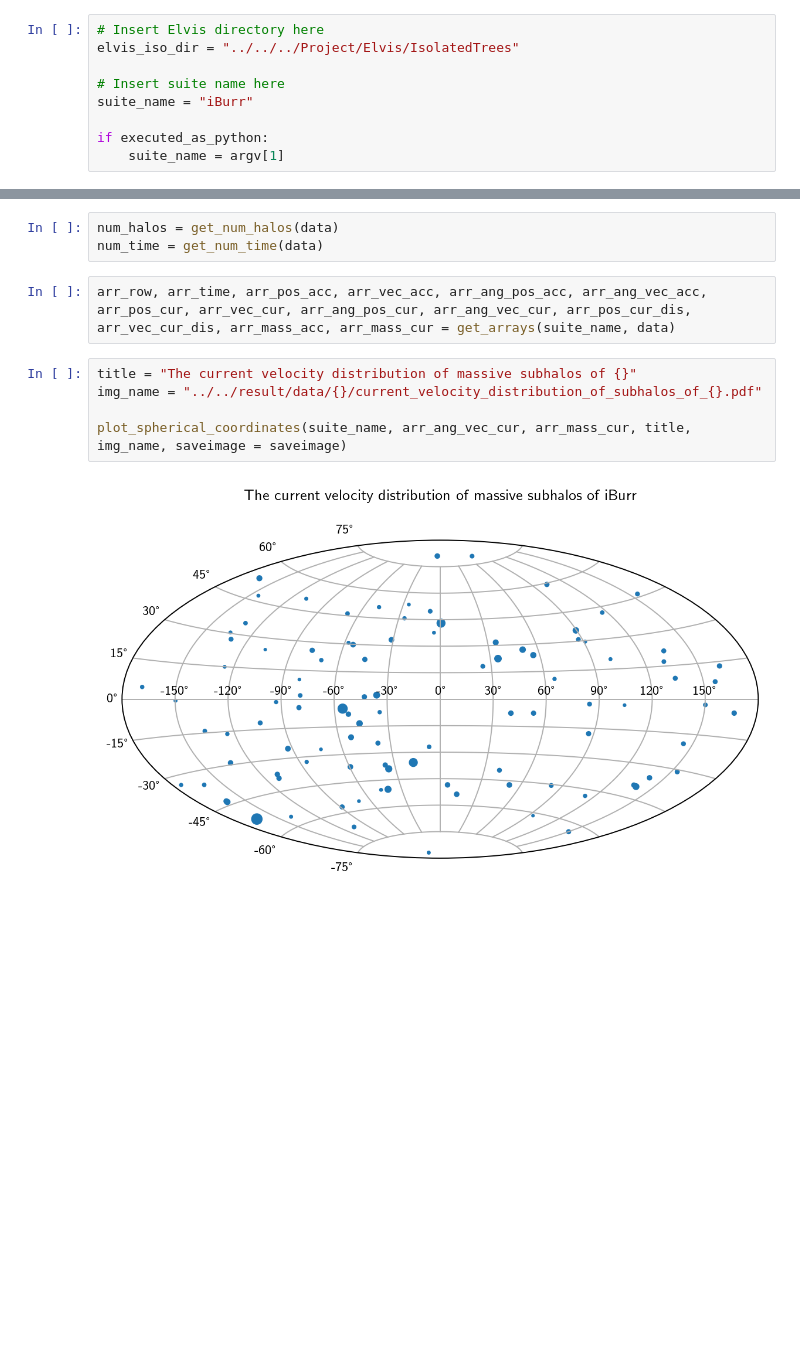
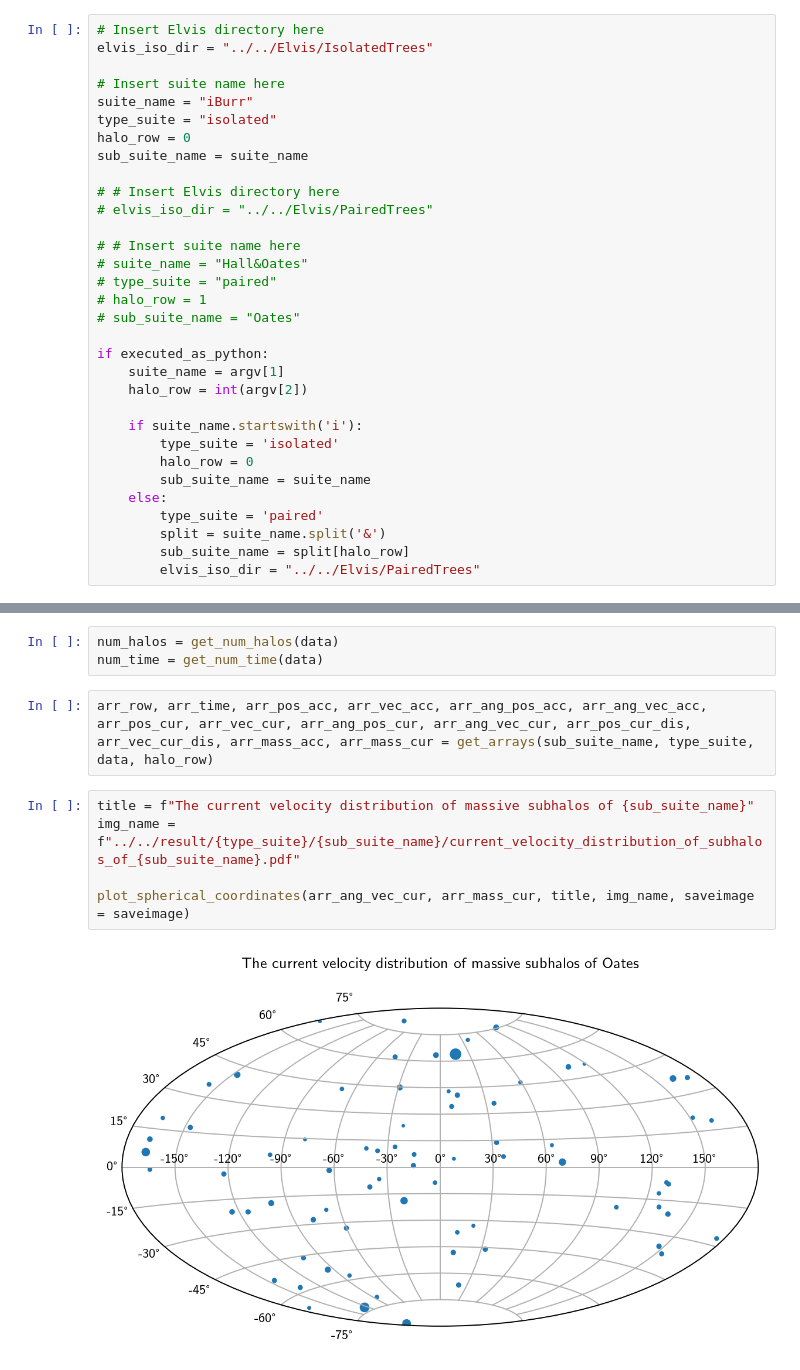
Before and after one commit to khanhnp910/SatelliteAnisotropy, a Jupyter notebook: src/main.ipynb, the cells around one changed output, grey strips where cells are left out. Drawn from its saved outputs; the diff is of its cells as text; blank space fills up the shorter version.

Commit message:
add poles distribution and uncertainty plot, add support for pair hosts

```diff
--- a/src/main.ipynb
+++ b/src/main.ipynb
@@ -19,13 +20,36 @@ if executed_as_python:
     saveimage = True
 # %%
 # Insert Elvis directory here
-elvis_iso_dir = "../../../Project/Elvis/IsolatedTrees"
+elvis_iso_dir = "../../Elvis/IsolatedTrees"
 
 # Insert suite name here
 suite_name = "iBurr"
+type_suite = "isolated"
+halo_row = 0
+sub_suite_name = suite_name
+
+# # Insert Elvis directory here
+# elvis_iso_dir = "../../Elvis/PairedTrees"
+
+# # Insert suite name here
+# suite_name = "Hall&Oates"
+# type_suite = "paired"
+# halo_row = 1
+# sub_suite_name = "Oates"
 
 if executed_as_python:
     suite_name = argv[1]
+    halo_row = int(argv[2])
+
+    if suite_name.startswith('i'):
+        type_suite = 'isolated'
+        halo_row = 0
+        sub_suite_name = suite_name
+    else:
+        type_suite = 'paired'
+        split = suite_name.split('&')
+        sub_suite_name = split[halo_row]
+        elvis_iso_dir = "../../Elvis/PairedTrees"
 # %%
 # Do not modify
 data = read_elvis_tracks(elvis_iso_dir, suite_name,varnames = ['Mvir','scale','X','Y','Z','ID','pID','Rvir','Vx','Vy','Vz'])
@@ -37,12 +61,12 @@ plot_pretty()
 num_halos = get_num_halos(data)
 num_time = get_num_time(data)
 # %%
-arr_row, arr_time, arr_pos_acc, arr_vec_acc, arr_ang_pos_acc, arr_ang_vec_acc, arr_pos_cur, arr_vec_cur, arr_ang_pos_cur, arr_ang_vec_cur, arr_pos_cur_dis, arr_vec_cur_dis, arr_mass_acc, arr_mass_cur = get_arrays(suite_name, data)
+arr_row, arr_time, arr_pos_acc, arr_vec_acc, arr_ang_pos_acc, arr_ang_vec_acc, arr_pos_cur, arr_vec_cur, arr_ang_pos_cur, arr_ang_vec_cur, arr_pos_cur_dis, arr_vec_cur_dis, arr_mass_acc, arr_mass_cur = get_arrays(sub_suite_name, type_suite, data, halo_row)
 # %%
-title = "The current velocity distribution of massive subhalos of {}"
-img_name = "../../result/data/{}/current_velocity_distribution_of_subhalos_of_{}.pdf"
+title = f"The current velocity distribution of massive subhalos of {sub_suite_name}"
+img_name = f"../../result/{type_suite}/{sub_suite_name}/current_velocity_distribution_of_subhalos_of_{sub_suite_name}.pdf"
 
-plot_spherical_coordinates(suite_name, arr_ang_vec_cur, arr_mass_cur, title, img_name, saveimage = saveimage)
+plot_spherical_coordinates(arr_ang_vec_cur, arr_mass_cur, title, img_name, saveimage = saveimage)
 # %% [output]
-[figure, old version]
+[figure, new version]
 # %%
```
Also changed, not shown: parts of 15 cells of this notebook, 59 other files.
